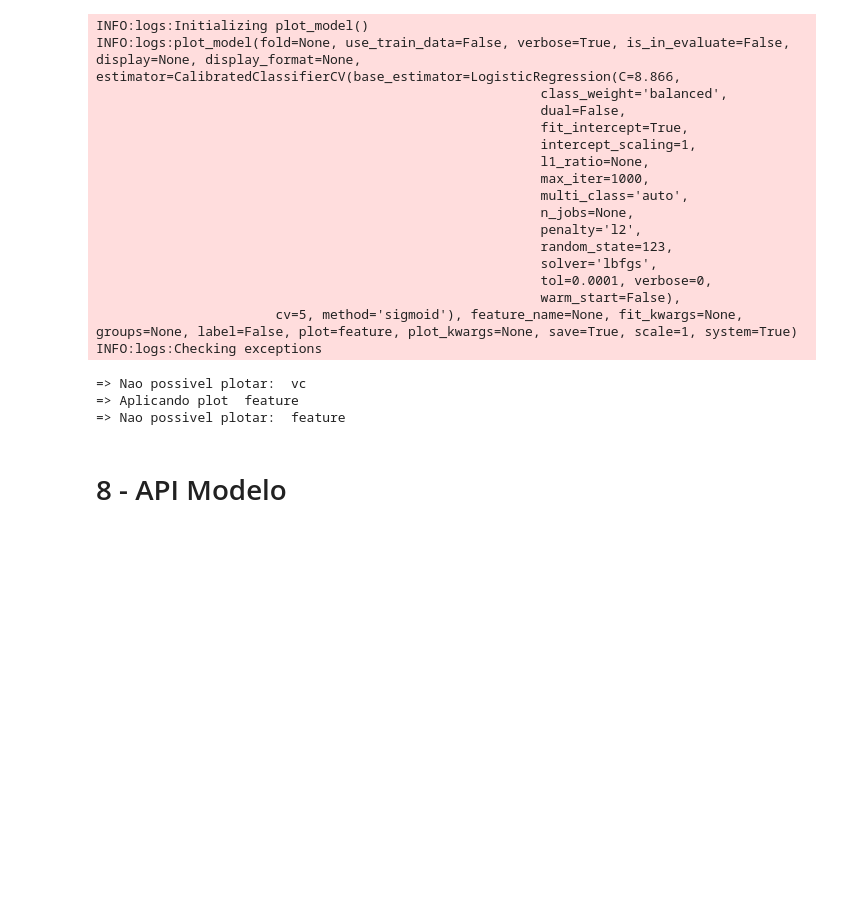
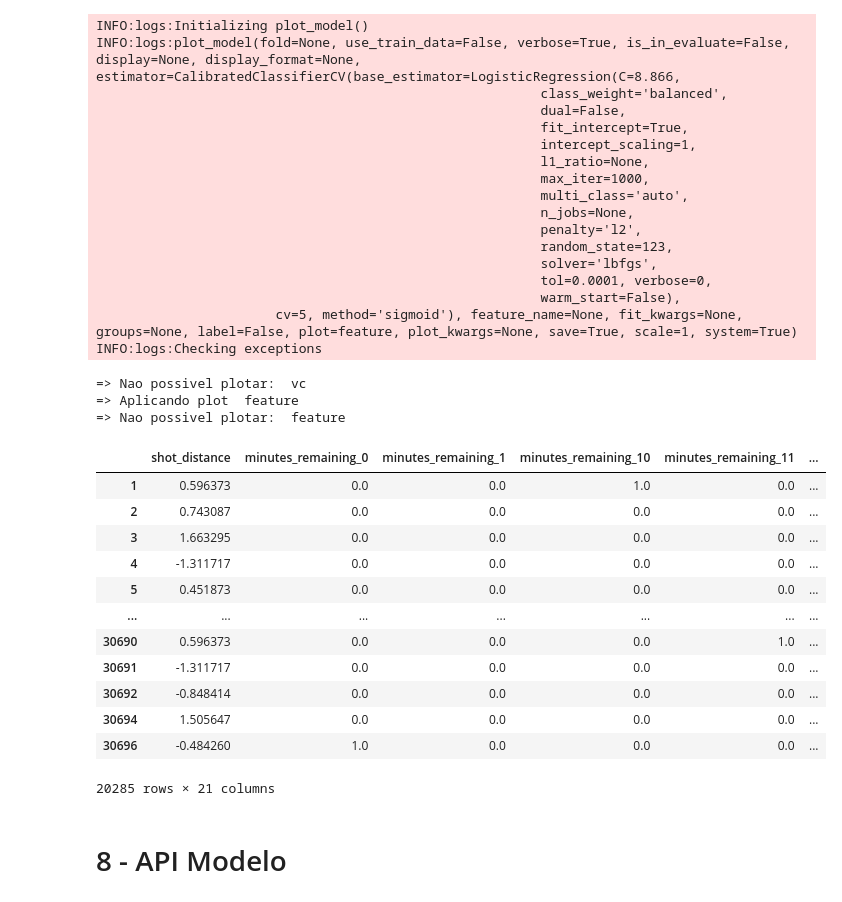
Before and after one commit to humbertoinfnet/engenharia_machine_learning, a Jupyter notebook: code/projeto_modulo_2.ipynb, the cells around one changed output. Drawn from its saved outputs; the diff is of its cells as text; code cells hidden in the pictures; blank space fills up the shorter version.

```diff
--- a/code/projeto_modulo_2.ipynb
+++ b/code/projeto_modulo_2.ipynb
@@ -48,15 +48,18 @@ def create_experiment(experiment_name):
     return experiment.experiment_id
 # %% [markdown]
 # 6- PreparacaoDados
+# %%
+def get_data():
+    dir_file = '../data/dataset_kobe.csv'
+    columns=['lat', 'lon', 'minutes_remaining', 'period', 'playoffs', 'shot_distance', 'shot_type', 'shot_made_flag']
+    return pd.read_csv(dir_file, usecols=columns).query('shot_type == "2PT Field Goal"').dropna()
 # %%
 mlflow.set_tracking_uri("sqlite:///mlruns_teste_.db")
 experiment_name = 'Preparacao Dados'
 experiment_id = create_experiment(experiment_name)
 
 with mlflow.start_run(experiment_id=experiment_id, run_name = experiment_name, nested=True):
-    dir_file = '../../data.csv'
-    columns=['lat', 'lon', 'minutes_remaining', 'period', 'playoffs', 'shot_distance', 'shot_type', 'shot_made_flag']
-    df = pd.read_csv(dir_file, usecols=columns).query('shot_type == "2PT Field Goal"').dropna()
+    df = get_data()
     df.to_parquet("../data/processed/data_filtered.parquet")
 
     target_col = 'shot_made_flag'
@@ -80,8 +83,8 @@ with mlflow.start_run(experiment_id=experiment_id, run_name = experiment_name, n
         experiment_name = experiment_name,
         silent=True
     )
-    experiment[2][1][1].to_parquet("../data/operalization/base_train.parquet")
-    experiment[2][3][1].to_parquet("../data/operalization/base_test.parquet")
+    experiment[29][1][1].to_parquet("../data/operalization/base_train.parquet")
+    experiment[29][3][1].to_parquet("../data/operalization/base_test.parquet")
     mlflow.log_artifact("../data/operalization/base_train.parquet")
     mlflow.log_artifact("../data/operalization/base_test.parquet")
 df
@@ -213,6 +214,22 @@ INFO:logs:Checking exceptions
 => Nao possivel plotar:  vc
 => Aplicando plot  feature
 => Nao possivel plotar:  feature
+# %%
+experiment[0]
+# %% [output]
+|  | shot_distance | minutes_remaining_0 | minutes_remaining_1 | minutes_remaining_10 | minutes_remaining_11 | ... |
+| 1 | 0.596373 | 0.0 | 0.0 | 1.0 | 0.0 | ... |
+| 2 | 0.743087 | 0.0 | 0.0 | 0.0 | 0.0 | ... |
+| 3 | 1.663295 | 0.0 | 0.0 | 0.0 | 0.0 | ... |
+| 4 | -1.311717 | 0.0 | 0.0 | 0.0 | 0.0 | ... |
+| 5 | 0.451873 | 0.0 | 0.0 | 0.0 | 0.0 | ... |
+| ... | ... | ... | ... | ... | ... | ... |
+| 30690 | 0.596373 | 0.0 | 0.0 | 0.0 | 1.0 | ... |
+| 30691 | -1.311717 | 0.0 | 0.0 | 0.0 | 0.0 | ... |
+| 30692 | -0.848414 | 0.0 | 0.0 | 0.0 | 0.0 | ... |
+| 30694 | 1.505647 | 0.0 | 0.0 | 0.0 | 0.0 | ... |
+| 30696 | -0.484260 | 1.0 | 0.0 | 0.0 | 0.0 | ... |
+20285 rows × 21 columns
 # %% [markdown]
 # 8 - API Modelo
 # %%
```
Also changed, not shown: parts of 9 cells of this notebook, 54 other files.
